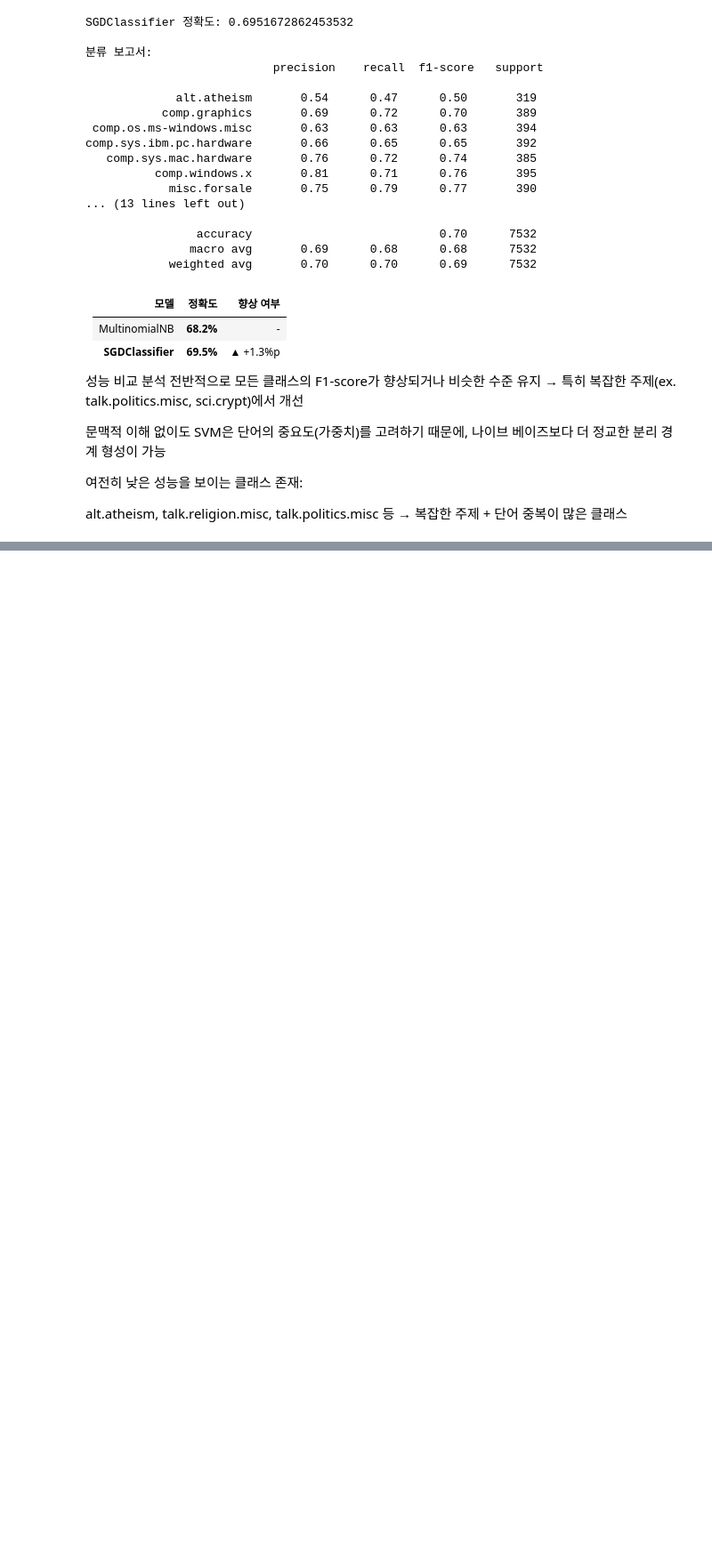
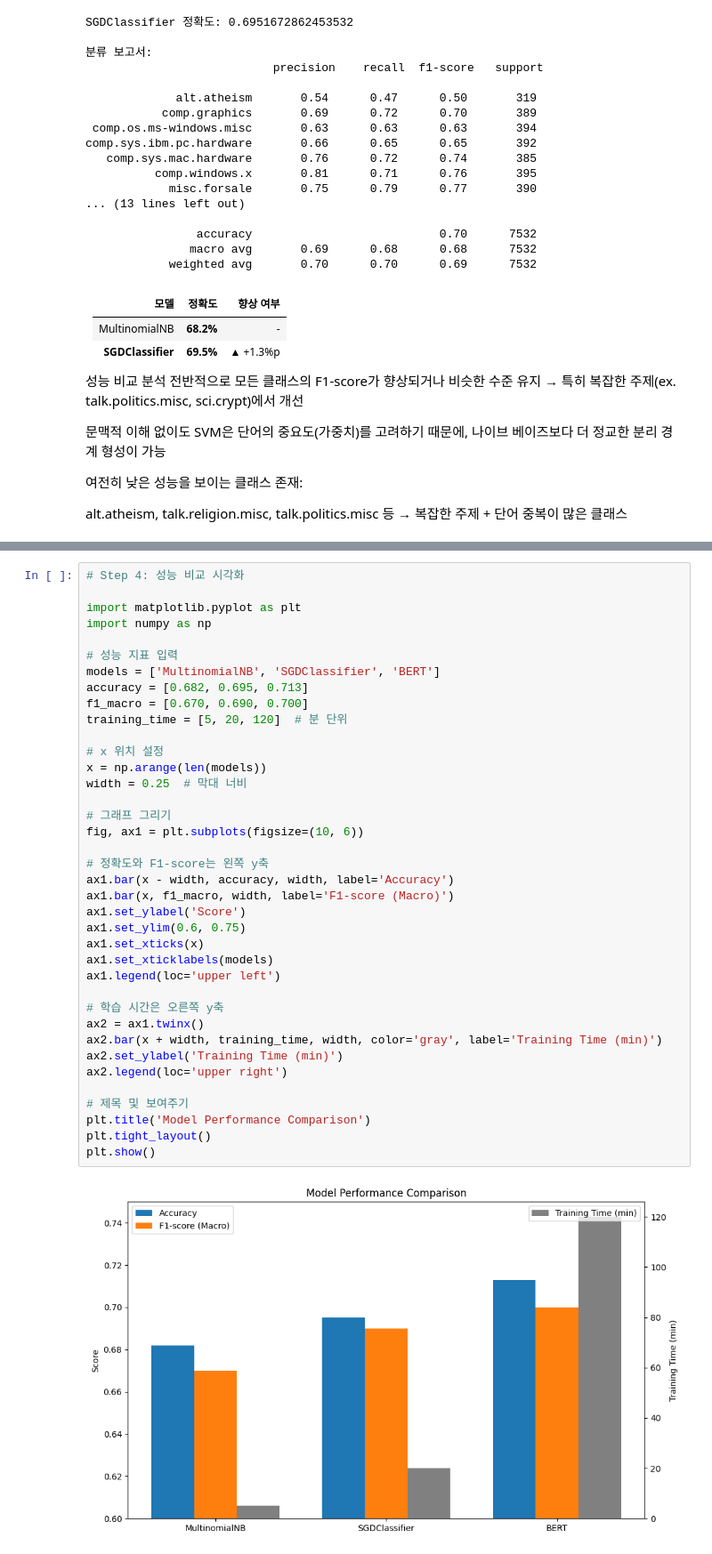
Before and after one commit to MaroChoi/Homework_News_Article_classify, a Jupyter notebook: main.ipynb, the cells around one changed output, grey strips where cells are left out. Shown at 89% size. Drawn from its saved outputs; the diff is of its cells as text; blank space fills up the shorter version.

```diff
--- a/main.ipynb
+++ b/main.ipynb
@@ -258,0 +372,40 @@ ModuleNotFoundError: No module named 'transformers'
+# %%
+# Step 4: 성능 비교 시각화
+
+import matplotlib.pyplot as plt
+import numpy as np
+
+# 성능 지표 입력
+models = ['MultinomialNB', 'SGDClassifier', 'BERT']
+accuracy = [0.682, 0.695, 0.713]
+f1_macro = [0.670, 0.690, 0.700]
+training_time = [5, 20, 120]  # 분 단위
+
+# x 위치 설정
+x = np.arange(len(models))
+width = 0.25  # 막대 너비
+
+# 그래프 그리기
+fig, ax1 = plt.subplots(figsize=(10, 6))
+
+# 정확도와 F1-score는 왼쪽 y축
+ax1.bar(x - width, accuracy, width, label='Accuracy')
+ax1.bar(x, f1_macro, width, label='F1-score (Macro)')
+ax1.set_ylabel('Score')
+ax1.set_ylim(0.6, 0.75)
+ax1.set_xticks(x)
+ax1.set_xticklabels(models)
+ax1.legend(loc='upper left')
+
+# 학습 시간은 오른쪽 y축
+ax2 = ax1.twinx()
+ax2.bar(x + width, training_time, width, color='gray', label='Training Time (min)')
+ax2.set_ylabel('Training Time (min)')
+ax2.legend(loc='upper right')
+
+# 제목 및 보여주기
+plt.title('Model Performance Comparison')
+plt.tight_layout()
+plt.show()
+# %% [output]
+[figure, added]
```
Also changed, not shown: parts of 7 cells of this notebook, 1 other file.
